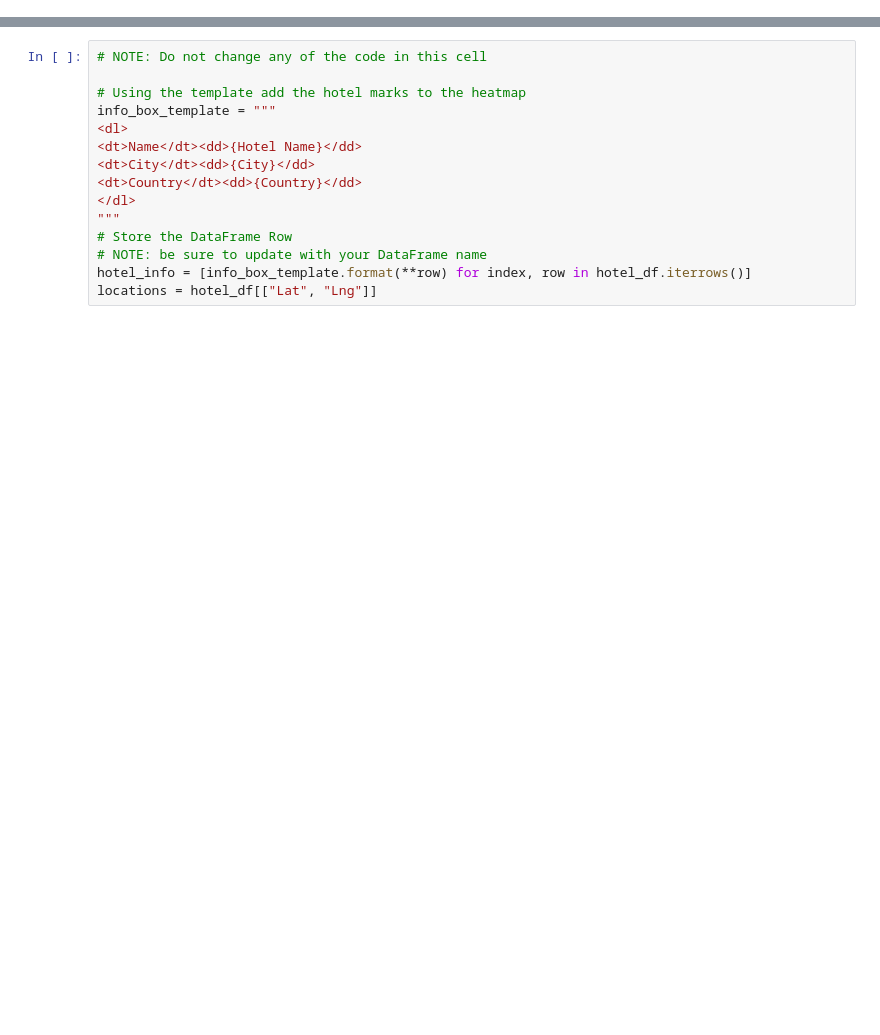
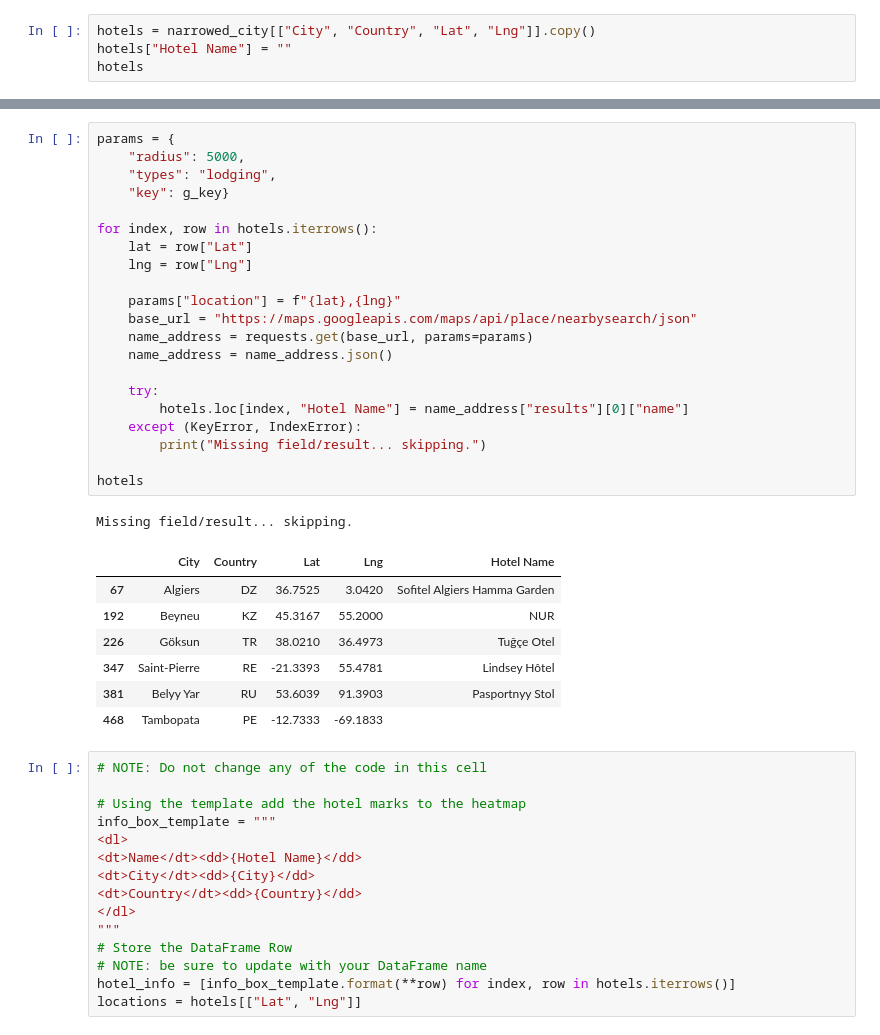
Before and after one commit to LFurman7/API-Challenge, a Jupyter notebook: VacationPy.ipynb, the cells around one changed output, grey strips where cells are left out. Drawn from its saved outputs; the diff is of its cells as text; blank space fills up the shorter version.

```diff
--- a/VacationPy.ipynb
+++ b/VacationPy.ipynb
@@ -21,0 +48,4 @@ ModuleNotFoundError: No module named 'api_keys'
+# %%
+hotels = narrowed_city[["City", "Country", "Lat", "Lng"]].copy()
+hotels["Hotel Name"] = ""
+hotels
@@ -22,3 +60,33 @@ ModuleNotFoundError: No module named 'api_keys'
+# %%
+params = {
+    "radius": 5000,
+    "types": "lodging",
+    "key": g_key}
+
+for index, row in hotels.iterrows():
+    lat = row["Lat"]
+    lng = row["Lng"]
+
+    params["location"] = f"{lat},{lng}"
+    base_url = "https://maps.googleapis.com/maps/api/place/nearbysearch/json"
+    name_address = requests.get(base_url, params=params)
+    name_address = name_address.json()
+
+    try:
+        hotels.loc[index, "Hotel Name"] = name_address["results"][0]["name"]
+    except (KeyError, IndexError):
+        print("Missing field/result... skipping.")
+
+hotels
+# %% [output]
+Missing field/result... skipping.
+|  | City | Country | Lat | Lng | Hotel Name |
+| 67 | Algiers | DZ | 36.7525 | 3.0420 | Sofitel Algiers Hamma Garden |
+| 192 | Beyneu | KZ | 45.3167 | 55.2000 | NUR |
+| 226 | Göksun | TR | 38.0210 | 36.4973 | Tuğçe Otel |
+| 347 | Saint-Pierre | RE | -21.3393 | 55.4781 | Lindsey Hôtel |
+| 381 | Belyy Yar | RU | 53.6039 | 91.3903 | Pasportnyy Stol |
+| 468 | Tambopata | PE | -12.7333 | -69.1833 |  |
 # %%
 # NOTE: Do not change any of the code in this cell
 
@@ -32,7 +100,7 @@ info_box_template = """
 """
 # Store the DataFrame Row
 # NOTE: be sure to update with your DataFrame name
-hotel_info = [info_box_template.format(**row) for index, row in hotel_df.iterrows()]
-locations = hotel_df[["Lat", "Lng"]]
+hotel_info = [info_box_template.format(**row) for index, row in hotels.iterrows()]
+locations = hotels[["Lat", "Lng"]]
 # %%
 # Add marker layer ontop of heat map
```
Also changed, not shown: parts of 7 cells of this notebook, 7 other files.
